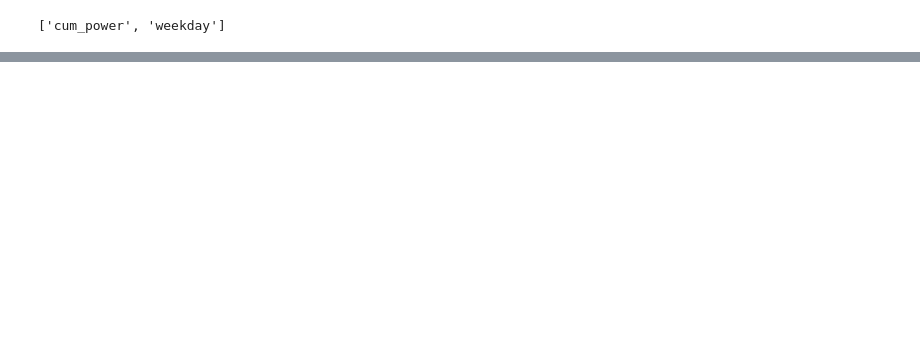
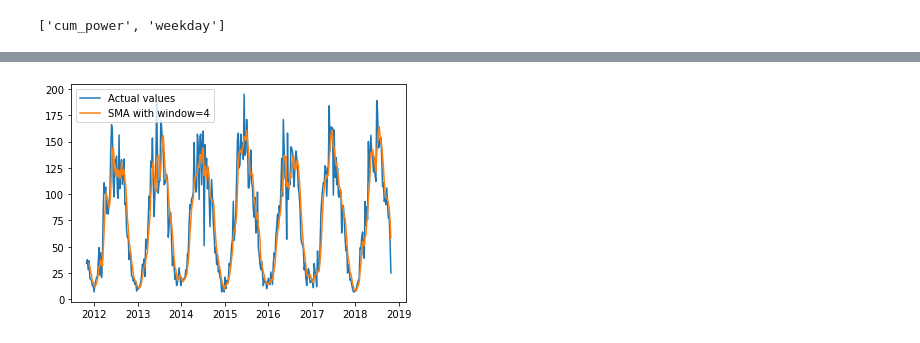
Before and after one commit to IvanRumyantsev/Skillfactory_DST_10, a Jupyter notebook: Юнит 7. Machine Learning в продакшн/MATH&STAT-7. Временные ряды/MATH&STAT-7. Временные ряды.ipynb, the cells around one changed output, grey strips where cells are left out. Cells and saved outputs as stored; diff of their text form; code cells hidden in the pictures; blank space fills up the shorter version.

```diff
--- a/Юнит 7. Machine Learning в продакшн/MATH&STAT-7. Временные ряды/MATH&STAT-7. Временные ряды.ipynb
+++ b/Юнит 7. Machine Learning в продакшн/MATH&STAT-7. Временные ряды/MATH&STAT-7. Временные ряды.ipynb
@@ -434 +450,9 @@ df_w.head(10)
+# %%
+df_w.drop('weekday', axis = 1, inplace = True)
+# %%
+# 1 вариант деаккумуляции
+df_w['power'] = df_w['cum_power'] - np.hstack([0, df_w['cum_power'].values])[:366]
+
+# 2 вариант деаккумуляции
+df_w['power_2'] = np.diff((np.hstack([0, df_w['cum_power'].values])))
 # %%
@@ -439,0 +491,4 @@ Name: 2011-10-30 00:00:00, dtype: object
+# %%
+# создадим отдельный Series для цен power
+power_w = df_w.power
+power_w.head()
@@ -439,0 +503,9 @@ Name: 2011-10-30 00:00:00, dtype: object
+# %%
+SMA_4 = power_w.rolling(window = 4).mean()
+# Нарисуем красивый график
+plt.plot(power_w,label="Actual values")
+plt.plot(SMA_4,label="SMA with window=4")
+plt.legend(loc="upper left")
+plt.show()
+# %% [output]
+[figure, added]
```
Also changed, not shown: parts of 26 cells of this notebook.
